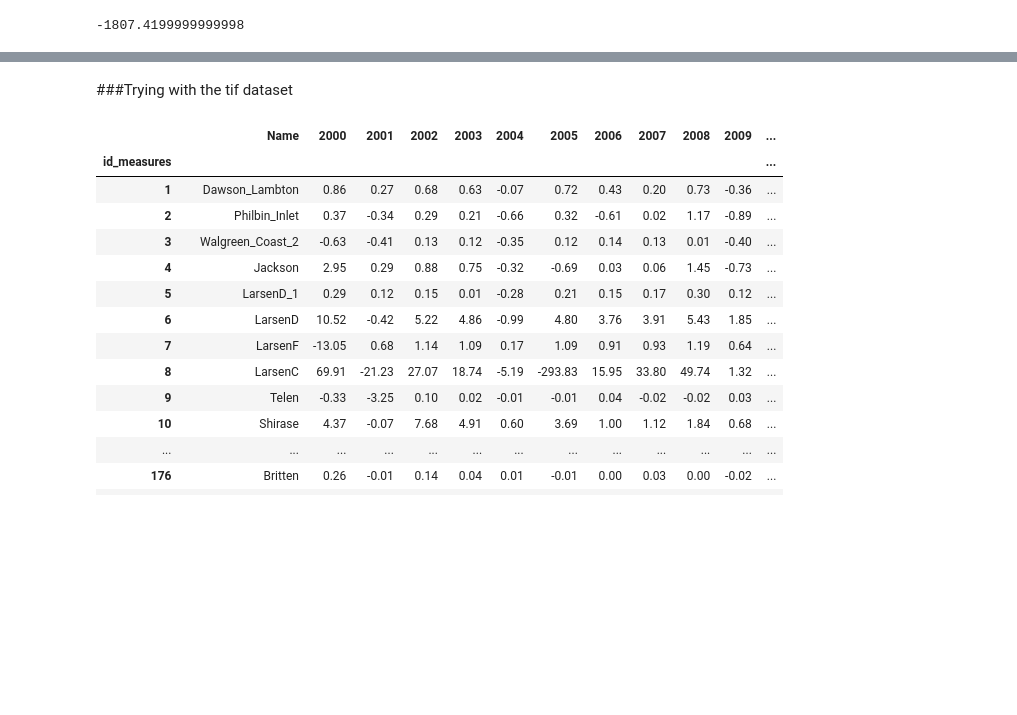
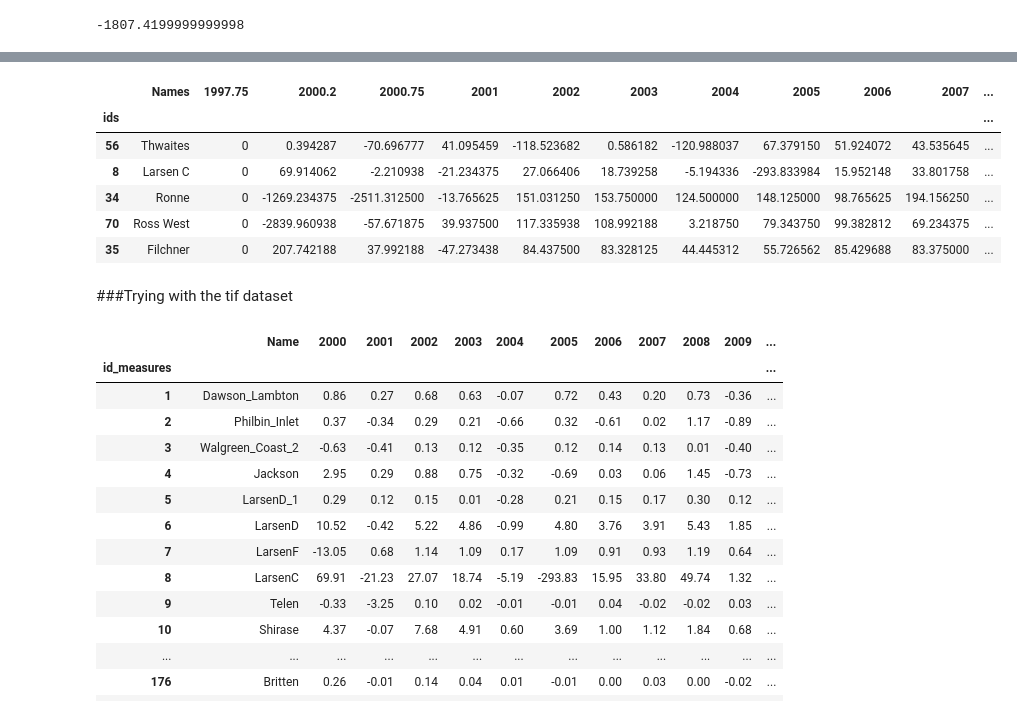
Before and after one commit to Moncada-Francesco-97/Thesis, a Jupyter notebook: map_bm_and_ic/map.ipynb, the cells around one changed output, grey strips where cells are left out. Saved outputs shown, nothing was run; the diff lists cells and outputs as text; code cells hidden in the pictures; blank space fills up the shorter version.

```diff
--- a/map_bm_and_ic/map.ipynb
+++ b/map_bm_and_ic/map.ipynb
@@ -430,3 +394,16 @@ Name: 56, dtype: object
+# %%
+calving_df_cumsum_roi = calving_df.loc[ids_roi]
+#Add a clumns tot at the end of the dataframe, which is the sum of all the columns
+calving_df_cumsum_roi['tot'] = calving_df_cumsum_roi.sum(axis=1)
+calving_df_cumsum_roi
+# %% [output]
+|  | Names | 1997.75 | 2000.2 | 2000.75 | 2001 | 2002 | 2003 | 2004 | 2005 | 2006 | 2007 | ... |
+| ids |  |  |  |  |  |  |  |  |  |  |  | ... |
+| 56 | Thwaites | 0 | 0.394287 | -70.696777 | 41.095459 | -118.523682 | 0.586182 | -120.988037 | 67.379150 | 51.924072 | 43.535645 | ... |
+| 8 | Larsen C | 0 | 69.914062 | -2.210938 | -21.234375 | 27.066406 | 18.739258 | -5.194336 | -293.833984 | 15.952148 | 33.801758 | ... |
+| 34 | Ronne | 0 | -1269.234375 | -2511.312500 | -13.765625 | 151.031250 | 153.750000 | 124.500000 | 148.125000 | 98.765625 | 194.156250 | ... |
+| 70 | Ross West | 0 | -2839.960938 | -57.671875 | 39.937500 | 117.335938 | 108.992188 | 3.218750 | 79.343750 | 99.382812 | 69.234375 | ... |
+| 35 | Filchner | 0 | 207.742188 | 37.992188 | -47.273438 | 84.437500 | 83.328125 | 44.445312 | 55.726562 | 85.429688 | 83.375000 | ... |
 # %% [markdown]
 ###Trying with the tif dataset
 # %%
```
Also changed, not shown: parts of 8 cells of this notebook, 3 other files.
